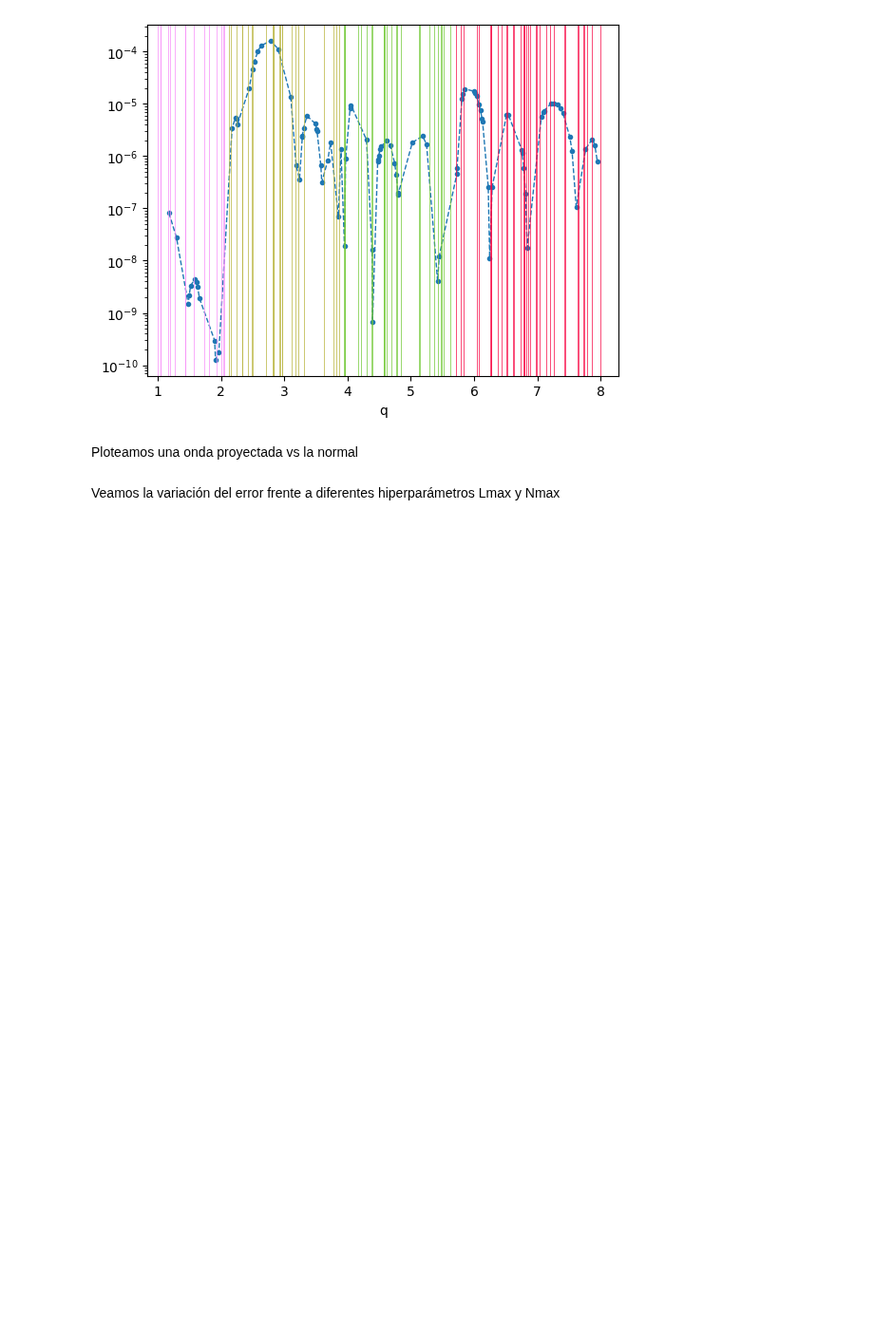
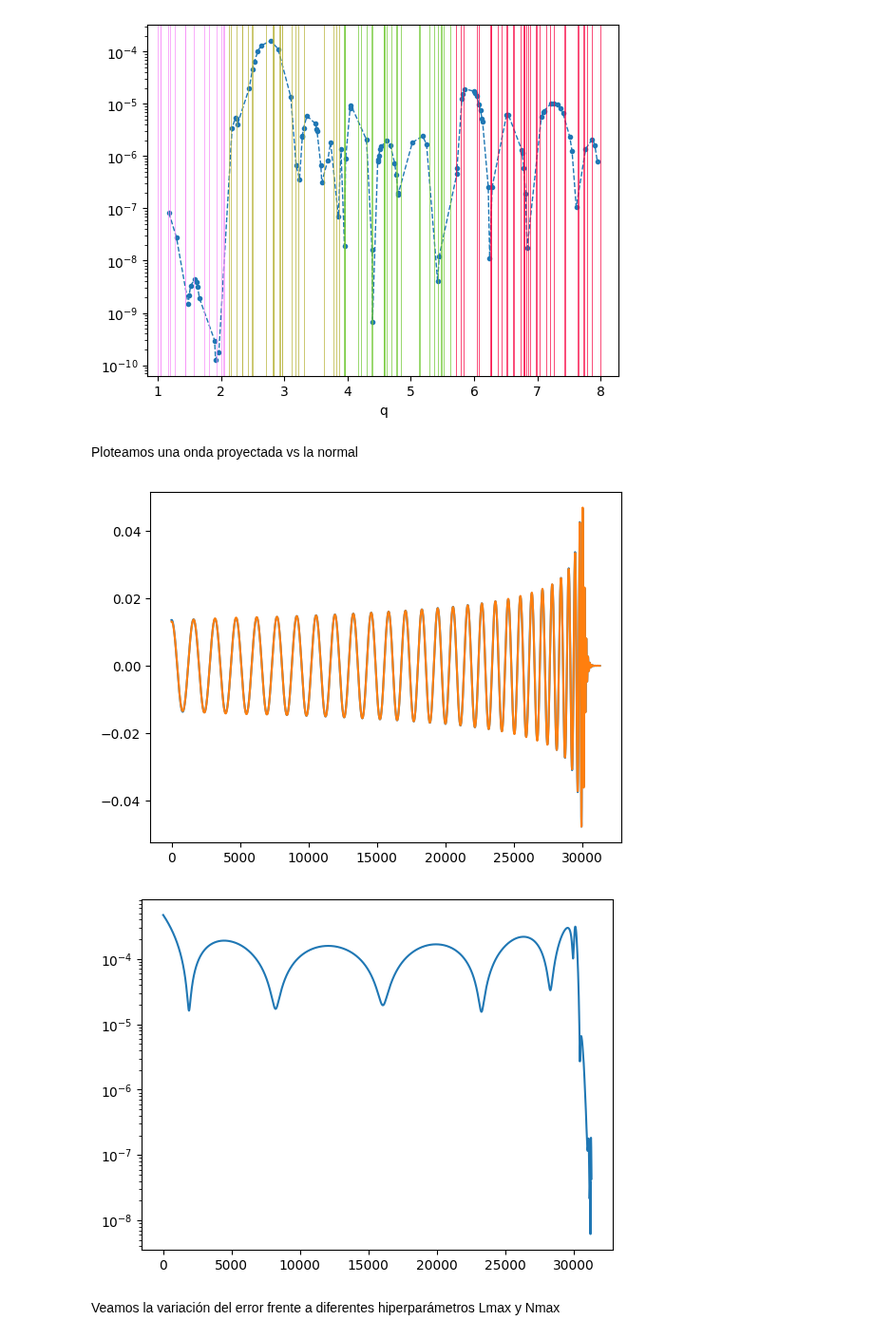
Before and after one commit to francocerino/scikit-reducedmodel, a Jupyter notebook: demo.ipynb, the cells around one changed output. Shown at 95% size. Saved outputs shown, nothing was run; the diff lists cells and outputs as text; code cells hidden in the pictures; blank space fills up the shorter version.

```diff
--- a/demo.ipynb
+++ b/demo.ipynb
@@ -112,6 +115,16 @@ for leaf in rb.tree.leaves:
 [figure]
 # %% [markdown]
 Ploteamos una onda proyectada vs la normal
+# %%
+plt.plot(h)
+plt.plot(rb.transform(h,q));
+plt.show()
+
+plt.yscale("log")
+plt.plot(abs(h-rb.transform(h,q)));
+# %% [output]
+[figure, added]
+[figure, added]
 # %% [markdown]
 Veamos la variación del error frente a diferentes hiperparámetros Lmax y Nmax
 # %%
```
Also changed, not shown: parts of 81 cells of this notebook.
